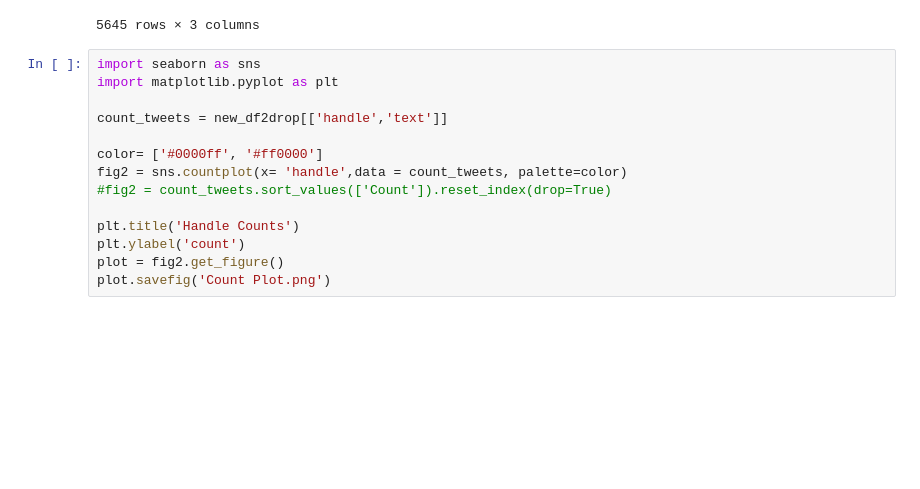
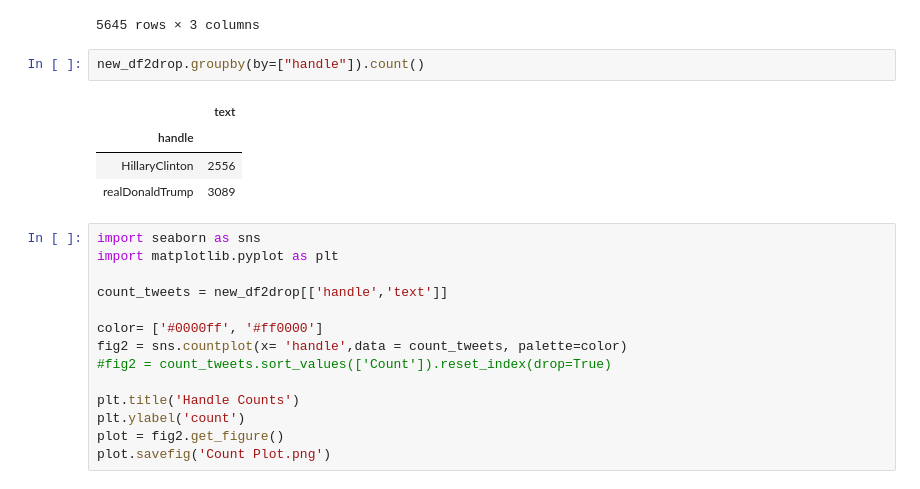
Before and after one commit to TeamTwitterNLP/TrumpHillary, a Jupyter notebook: HandleCount.ipynb, the cells around one changed output. Saved outputs shown, nothing was run; the diff lists cells and outputs as text; blank space fills up the shorter version.

```diff
--- a/HandleCount.ipynb
+++ b/HandleCount.ipynb
@@ -99,6 +99,13 @@ See the caveats in the documentation: http://pandas.pydata.org/pandas-docs/stabl
 | 5646 | 0 | iLoveiDevices EdwinRo47796972 hap... | iLoveiDevices EdwinRo47796972 hap... |
 | 5647 | 0 | SalRiccobono realDonaldTrump troy... | SalRiccobono realDonaldTrump troy... |
 5645 rows × 3 columns
+# %%
+new_df2drop.groupby(by=["handle"]).count()
+# %% [output]
+|  | text |
+| handle |  |
+| HillaryClinton | 2556 |
+| realDonaldTrump | 3089 |
 # %%
 import seaborn as sns
 import matplotlib.pyplot as plt
```
Also changed, not shown: 7 other files.
